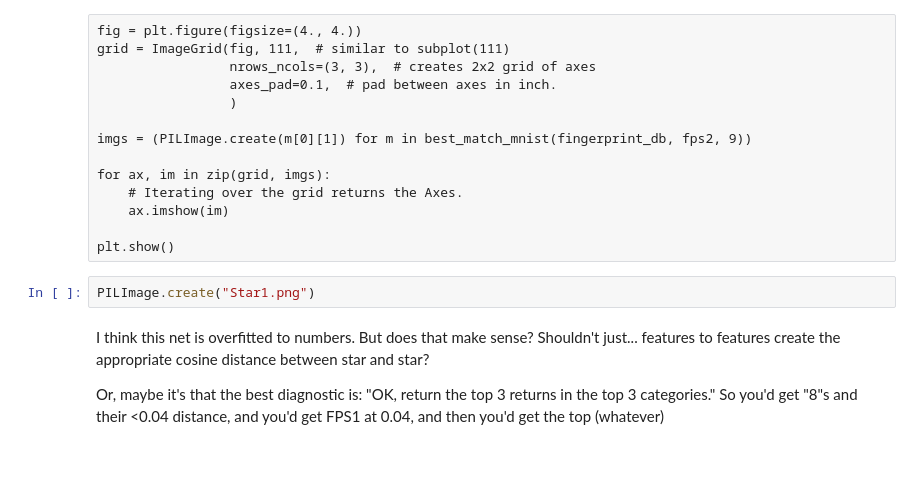
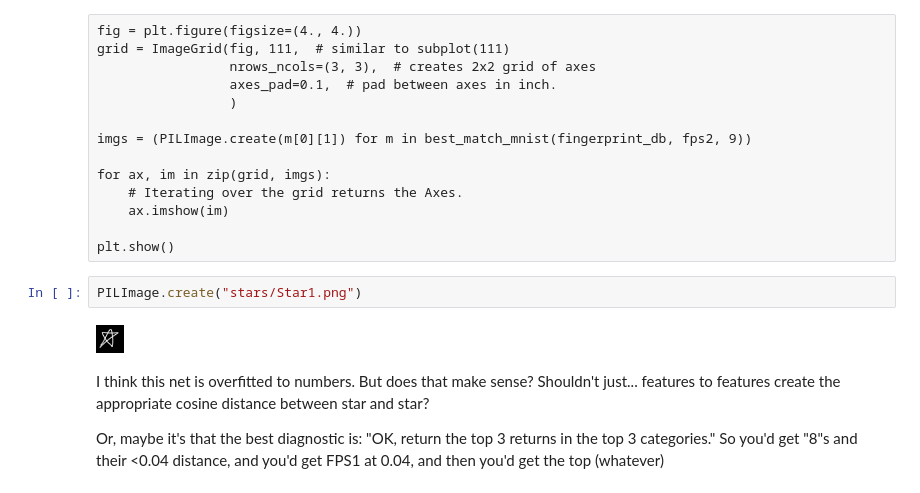
Before and after one commit to lobrien/TripletLossFastAIv2, a Jupyter notebook: TripletLossTutorial.ipynb, the cells around one changed output. Drawn from its saved outputs; the diff is of its cells as text; blank space fills up the shorter version.

```diff
--- a/TripletLossTutorial.ipynb
+++ b/TripletLossTutorial.ipynb
@@ -352,7 +447,9 @@ for ax, im in zip(grid, imgs):
 
 plt.show()
 # %%
-PILImage.create("Star1.png")
+PILImage.create("stars/Star1.png")
+# %% [output]
+[figure, added]
 # %% [markdown]
 I think this net is overfitted to numbers. But does that make sense? Shouldn't just... features to features create the appropriate cosine distance between star and star?
 
```
Also changed, not shown: parts of 35 cells of this notebook.
